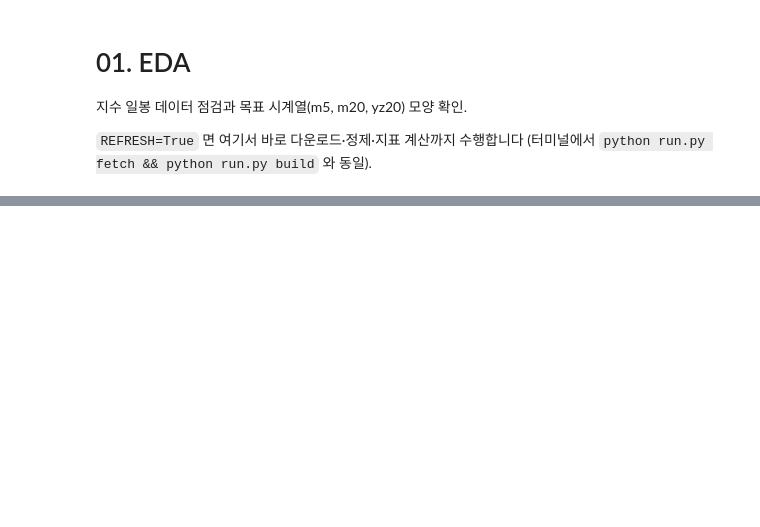
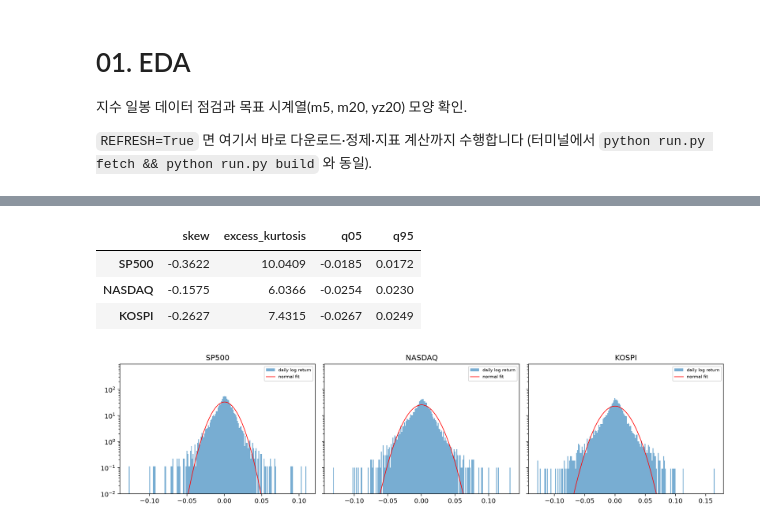
Before and after one commit to lhlindaeyo/Timestral_Experiment_in_Finance, a Jupyter notebook: notebooks/01_eda.ipynb, the cells around one changed output, grey strips where cells are left out. Drawn from its saved outputs; the diff is of its cells as text; code cells hidden in the pictures; blank space fills up the shorter version.

```diff
--- a/notebooks/01_eda.ipynb
+++ b/notebooks/01_eda.ipynb
@@ -37,4 +53,4 @@ pd.DataFrame({k: {a: (len(b) if isinstance(b, list) else b) for a, b in v.items(
 # %%
 for k, d in data.items():
     print(k)
-    display(d[["m5", "m20", "yz20"]].describe().round(4))
+    display(d[["m5", "m20", "yz20", "r1", "r5", "r20"]].describe().round(4))
@@ -41,3 +88,22 @@ for k, d in data.items():
+# %%
+# 수익률 분포: 정규분포보다 꼬리가 두껍고(첨도 > 0) 비대칭인지 확인 -> 분위수를 직접 내는 모델을 쓰는 이유
+from scipy.stats import norm
+fig, axes = plt.subplots(1, len(data), figsize=(14, 3.6), sharey=True)
+stats = {}
+for ax, (k, d) in zip(axes, data.items()):
+    r = d["r1"].dropna()
+    ax.hist(r, bins=200, density=True, alpha=0.6, label="daily log return")
+    xs = np.linspace(r.min(), r.max(), 400); ax.plot(xs, norm.pdf(xs, r.mean(), r.std()), "r", lw=1, label="normal fit")
+    ax.set_yscale("log"); ax.set_ylim(1e-2); ax.set_title(k); ax.legend(fontsize=7)
+    stats[k] = {"skew": r.skew(), "excess_kurtosis": r.kurt(), "q05": r.quantile(0.05), "q95": r.quantile(0.95)}
+fig.tight_layout()
+pd.DataFrame(stats).T.round(4)
+# %% [output]
+|  | skew | excess_kurtosis | q05 | q95 |
+| SP500 | -0.3622 | 10.0409 | -0.0185 | 0.0172 |
+| NASDAQ | -0.1575 | 6.0366 | -0.0254 | 0.0230 |
+| KOSPI | -0.2627 | 7.4315 | -0.0267 | 0.0249 |
+[figure, added]
 # %%
 fig, axes = plt.subplots(3, 1, figsize=(12, 8), sharex=True)
 for k, d in data.items():
```
Also changed, not shown: parts of 4 cells of this notebook, 11 other files.
